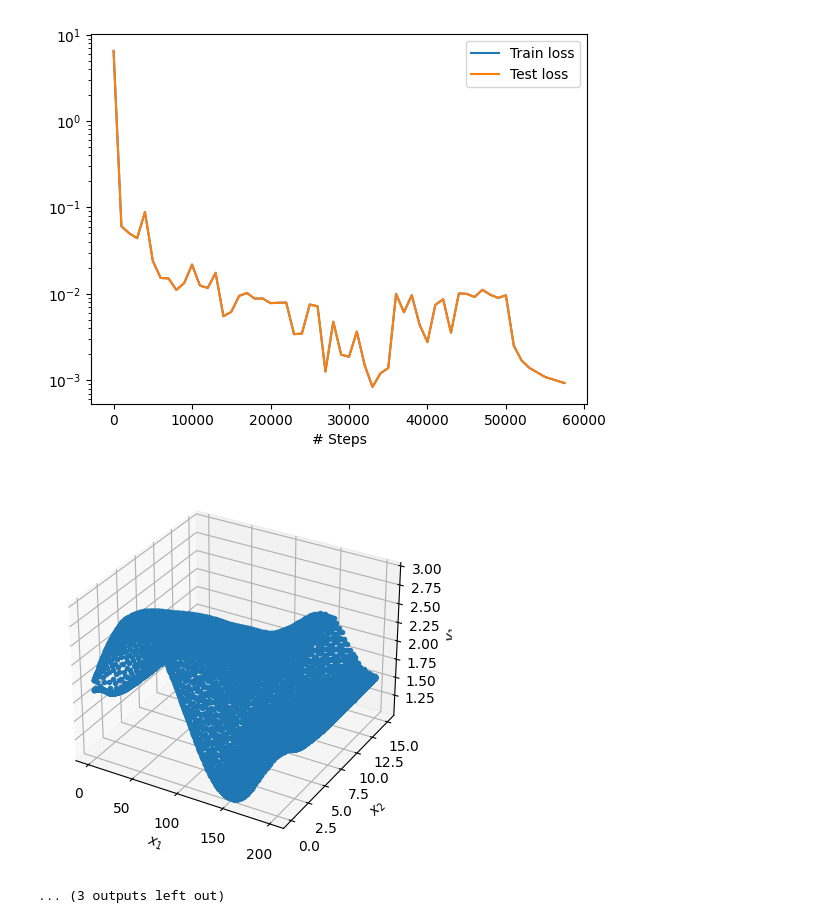
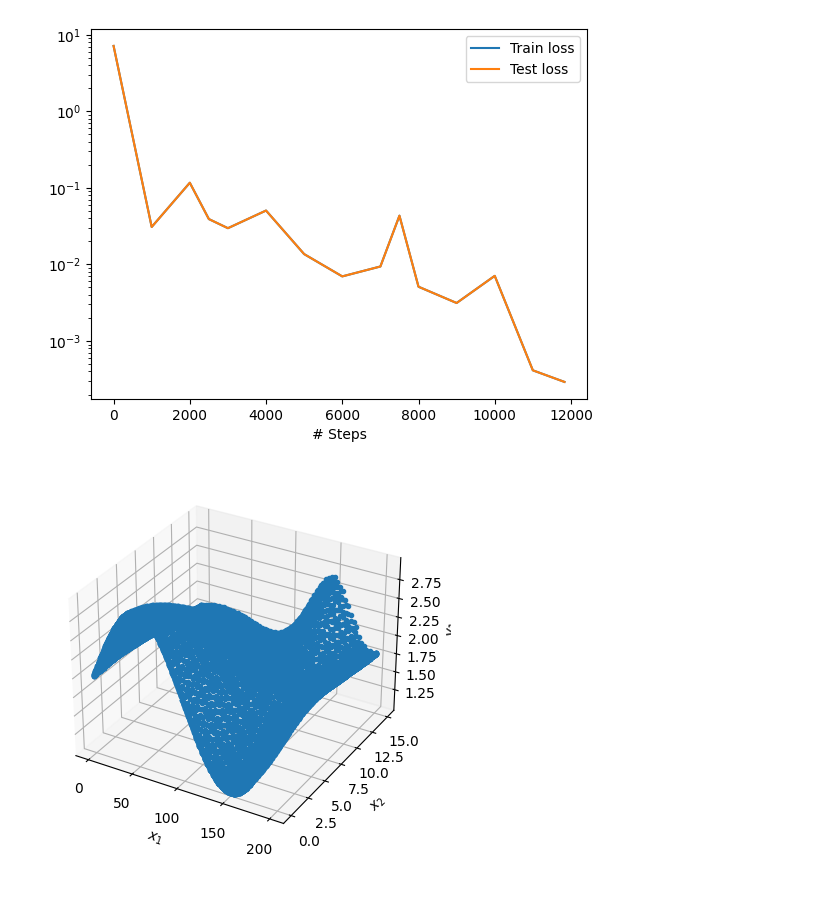
Before and after one commit to schrodingersket/uccs-coursework, a Jupyter notebook: 2023/spring/MATH6680_ScientificComputationII/ProjectReport/src/homogeneous_swe.ipynb, the cells around one changed output. Drawn from its saved outputs; the diff is of its cells as text; code cells hidden in the pictures; blank space fills up the shorter version.

Commit message:
MATH6680/ProjectReport: Added project report files for training (in)homogeneous 1D SWE.

```diff
--- a/2023/spring/MATH6680_ScientificComputationII/ProjectReport/src/homogeneous_swe.ipynb
+++ b/2023/spring/MATH6680_ScientificComputationII/ProjectReport/src/homogeneous_swe.ipynb
@@ -18,21 +77,6 @@ We solve the 1D SWE with horizontal bathymetry, periodic boundary conditions, an
   v(x, 0) &= 0.
 \end{align*}
 # %%
-import deepxde as dde
-import numpy as np
-
-from pinn import swe_1d
-from csv_utils import load_data, plot_point_cloud, PhysicalQuantity
-
-# Set random seed to 0 to allow for reproducable randomness in results
-#
-dde.config.set_random_seed(0)
-
-# Set default float to 32-bit since Tensorflow seems to like that better
-# when training on a GPU
-#
-dde.config.set_default_float('float32')
-
 # Generate domain
 #
 x_min, x_max = (0, 200)
@@ -44,13 +88,38 @@ geomtime = dde.geometry.GeometryXTime(geom, timedomain)
 
 # Periodic boundary conditions for height and velocity, respectively
 #
-bc_h = dde.icbc.PeriodicBC(geomtime, 0, lambda _, on_boundary: on_boundary, component=0, derivative_order=0)
-bc_v = dde.icbc.PeriodicBC(geomtime, 0, lambda _, on_boundary: on_boundary, component=1, derivative_order=0)
+bc_h = dde.icbc.PeriodicBC(
+    geomtime,
+    0,
+    lambda _, on_boundary: on_boundary,
+    component=0,
+    derivative_order=0
+)
+bc_v = dde.icbc.PeriodicBC(
+    geomtime,
+    0,
+    lambda _,
+    on_boundary: on_boundary,
+    component=1,
+    derivative_order=0
+)
 
 # Periodic boundary conditions for height and velocity derivatives, respectively
 #
-bc_h_x = dde.icbc.PeriodicBC(geomtime, 0, lambda _, on_boundary: on_boundary, component=0, derivative_order=1)
-bc_v_x = dde.icbc.PeriodicBC(geomtime, 0, lambda _, on_boundary: on_boundary, component=1, derivative_order=1)
+bc_h_x = dde.icbc.PeriodicBC(
+    geomtime,
+    0,
+    lambda _, on_boundary: on_boundary,
+    component=0,
+    derivative_order=1
+)
+bc_v_x = dde.icbc.PeriodicBC(
+    geomtime,
+    0,
+    lambda _, on_boundary: on_boundary,
+    component=1,
+    derivative_order=1
+)
 
 # Initial condition for wave height
 #
@@ -72,7 +141,7 @@ ic_v = dde.icbc.IC(
 
 # Solve system
 #
-swe_1d(
+homogeneous_model = swe_1d(
     geomtime,
     [
         ic_h,
@@ -81,10 +150,25 @@ swe_1d(
     [
         bc_h,
         bc_v,
+
         bc_h_x,
         bc_v_x,
     ],
-    iterations=50000,
-    horizontal=True,
+    iterations=10000,
+    prescribed_bathymetry=lambda x: x[:, 0:1]*0,  # horizontal prescribed bathymetry
 )
+
+# Save data points for next section (if desired)
+#
+# X = geomtime.uniform_points(50000)
+# Y = homogeneous_model.predict(X)
+# print('Saving data file...')
+# np.savetxt('data/homogeneous_swe_pinn_observation.csv', np.column_stack((
+#     X[:, 0:1],
+#     X[:, 1:2],
+#     Y[:, 0:1],
+#     Y[:, 1:2],
+#     Y[:, 2:3],
+# )), delimiter=',', header='x,t,h,v,alpha')
+# print('Data file saved.')
 # %% [output]
@@ -172,3 +243,2 @@ Saving test data to /tf/swe/test.dat ...
-[figure, old version]
+[figure, new version]
-[figure, old version]
+[figure, new version]
-... (3 outputs left out)
```
Also changed, not shown: parts of 5 cells of this notebook, 13 other files.
